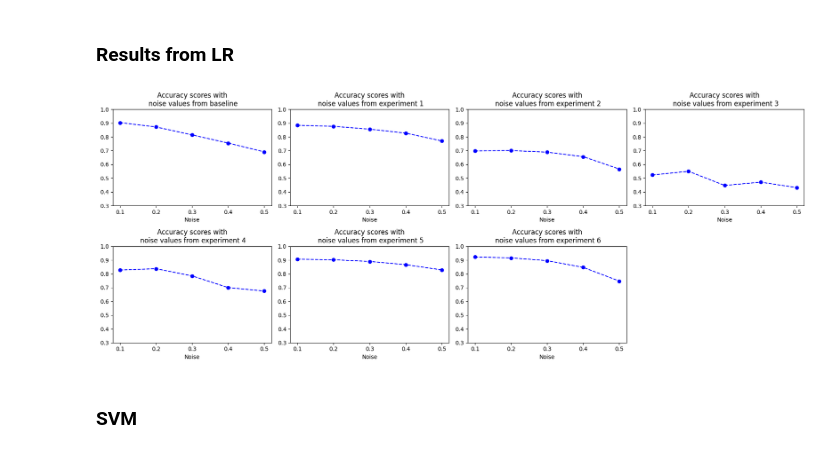
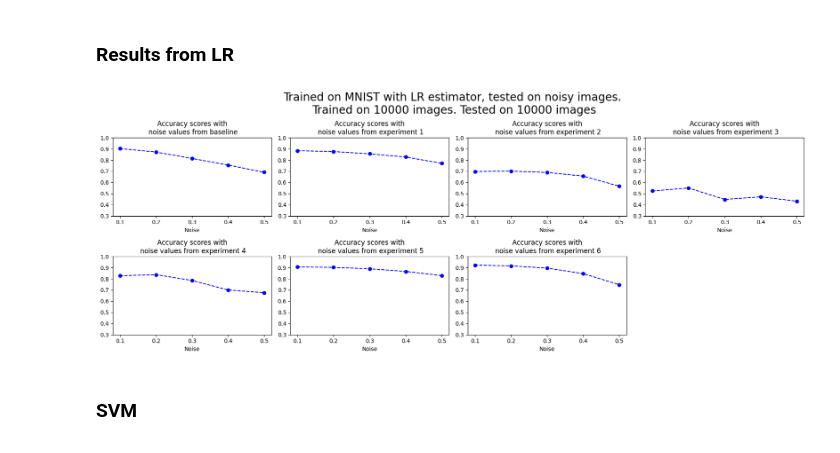
Before and after one commit to dherikk/master-experiments, a Jupyter notebook: cnn_noise_experiments.ipynb, the cells around one changed output. Drawn from its saved outputs; the diff is of its cells as text; code cells hidden in the pictures.

Commit message:
Added titles to plots in noisy exp

```diff
--- a/cnn_noise_experiments.ipynb
+++ b/cnn_noise_experiments.ipynb
@@ -213,15 +213,17 @@ scores_noisy_lr.append(score_clfs_noisy(clfs_lr_ex6, dataset_exp6))
 # %%
 fig, ax = plt.subplots(2, 4, figsize=(18, 7))
 for i in range(7):
     k, j = i // 4, i % 4
     ax[k][j].plot([str(t) for t in noises], scores_noisy_lr[i], linestyle='--', marker='o', color='b', label='Accuracy score')
     ax[k][j].set_title(f"Accuracy scores with\n noise values from experiment {i}" if i > 0 else "Accuracy scores with\n noise values from baseline")
     ax[k][j].set_ylim([.3, 1.])
     ax[k][j].set_xlabel("Noise")
-fig.tight_layout()
+fig.tight_layout(rect=(0., 0.03, 1., 0.9))
+fig.suptitle(f"Trained on MNIST with LR estimator, tested on noisy images. \nTrained on {int((1 - TEST_FRACTION) * DATA_SIZE)} images. Tested on {int(TEST_FRACTION * DATA_SIZE)} images",
+             fontsize=20)
 fig.delaxes(ax[1,3])
 # %% [output]
-[figure, old version]
+[figure, new version]
 # %% [markdown]
 ### SVM
 # %%
```
Also changed, not shown: parts of 3 cells of this notebook.
